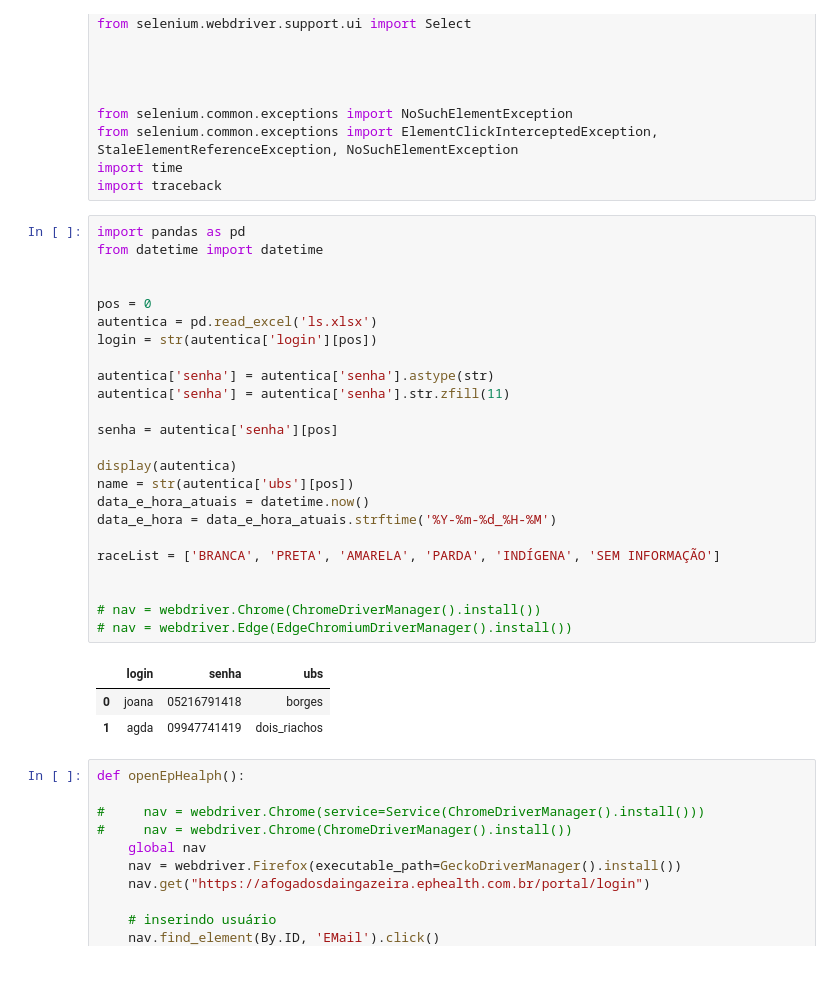
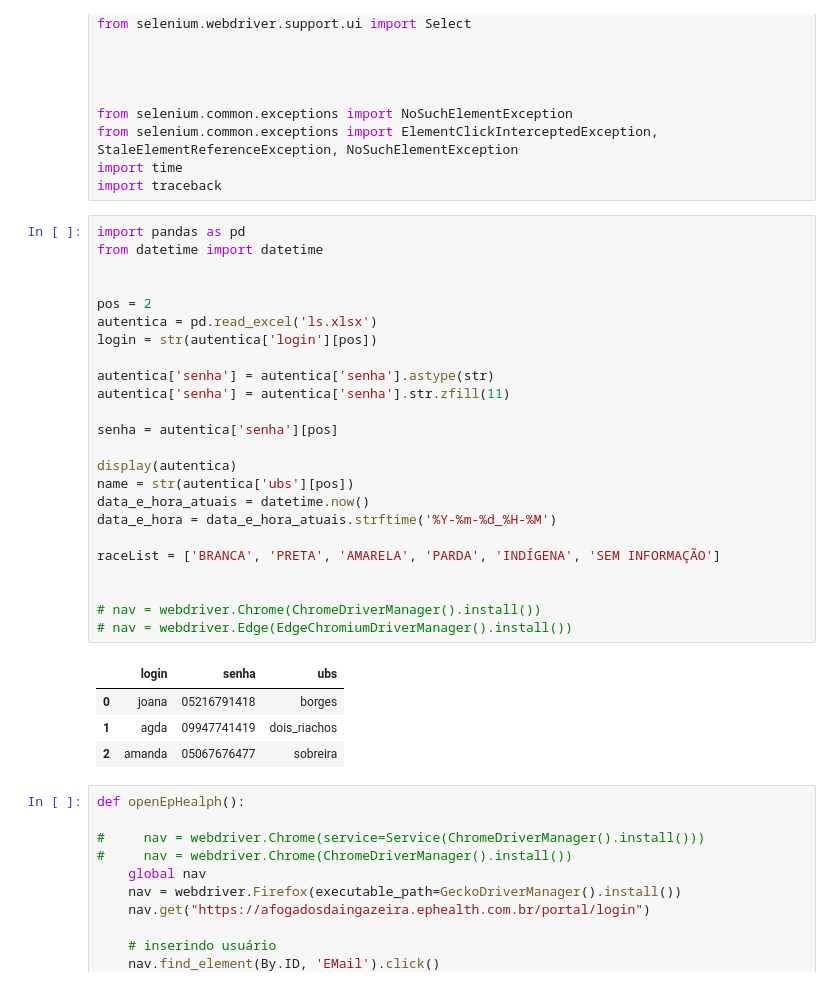
Before and after one commit to ricardoseminsta/afg_ephealth, a Jupyter notebook: afg_epHealth_childrens_2.0.ipynb, the cells around one changed output. Drawn from its saved outputs; the diff is of its cells as text.

Commit message:
sobreira

```diff
--- a/afg_epHealth_childrens_2.0.ipynb
+++ b/afg_epHealth_childrens_2.0.ipynb
@@ -23,31 +23,32 @@ import traceback
 # %%
 import pandas as pd
 from datetime import datetime
 
 
-pos = 0
+pos = 2
 autentica = pd.read_excel('ls.xlsx')
 login = str(autentica['login'][pos])
 
 autentica['senha'] = autentica['senha'].astype(str)
 autentica['senha'] = autentica['senha'].str.zfill(11)
 
 senha = autentica['senha'][pos]
 
 display(autentica)
 name = str(autentica['ubs'][pos])
 data_e_hora_atuais = datetime.now()
 data_e_hora = data_e_hora_atuais.strftime('%Y-%m-%d_%H-%M')
 
 raceList = ['BRANCA', 'PRETA', 'AMARELA', 'PARDA', 'INDÍGENA', 'SEM INFORMAÇÃO']
 
 
 # nav = webdriver.Chrome(ChromeDriverManager().install())
 # nav = webdriver.Edge(EdgeChromiumDriverManager().install())
 # %% [output]
 |  | login | senha | ubs |
 | 0 | joana | 05216791418 | borges |
 | 1 | agda | 09947741419 | dois_riachos |
+| 2 | amanda | 05067676477 | sobreira |
 # %%
 def openEpHealph():
 
```
Also changed, not shown: parts of 2 cells of this notebook, 6 other files.
